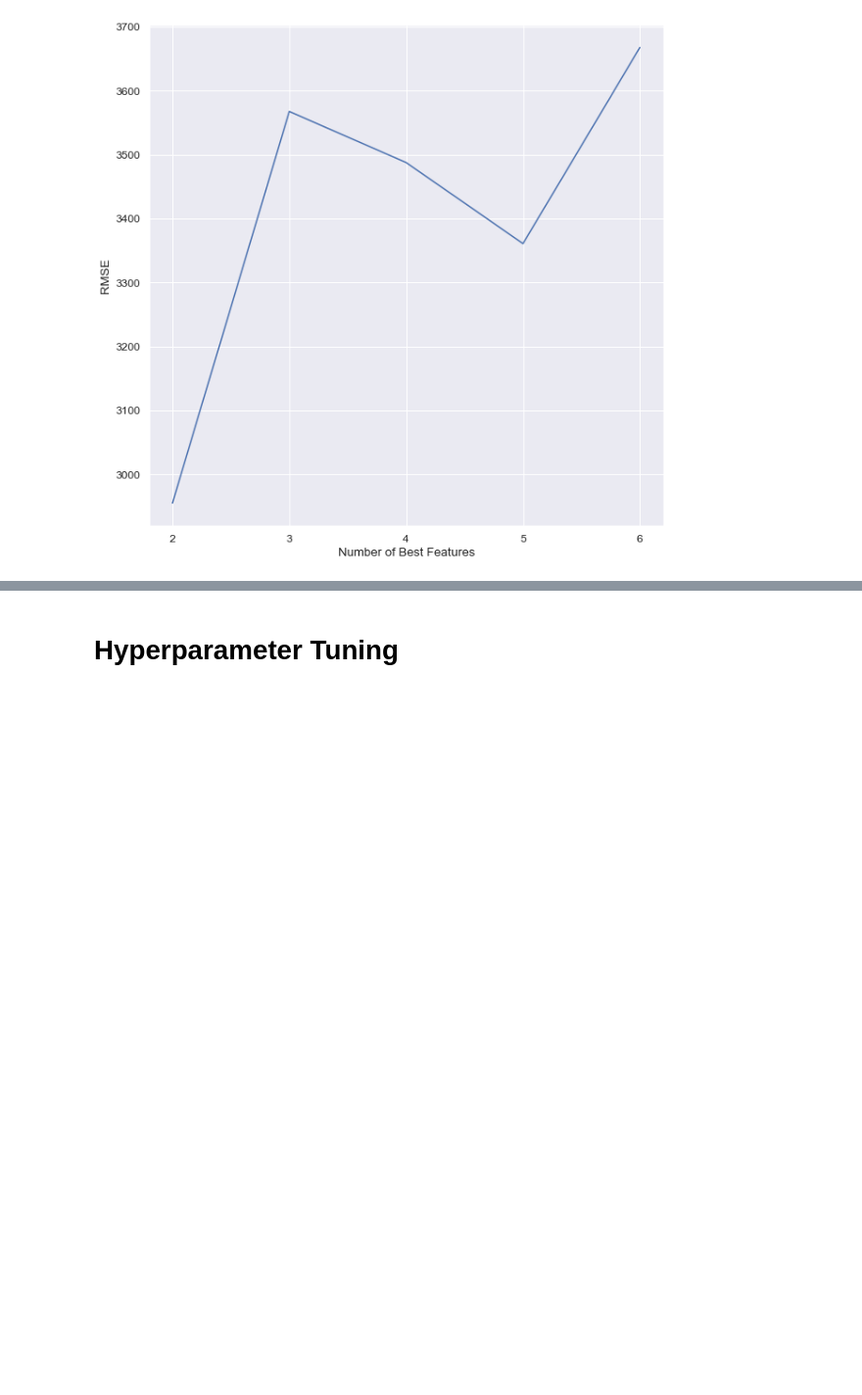
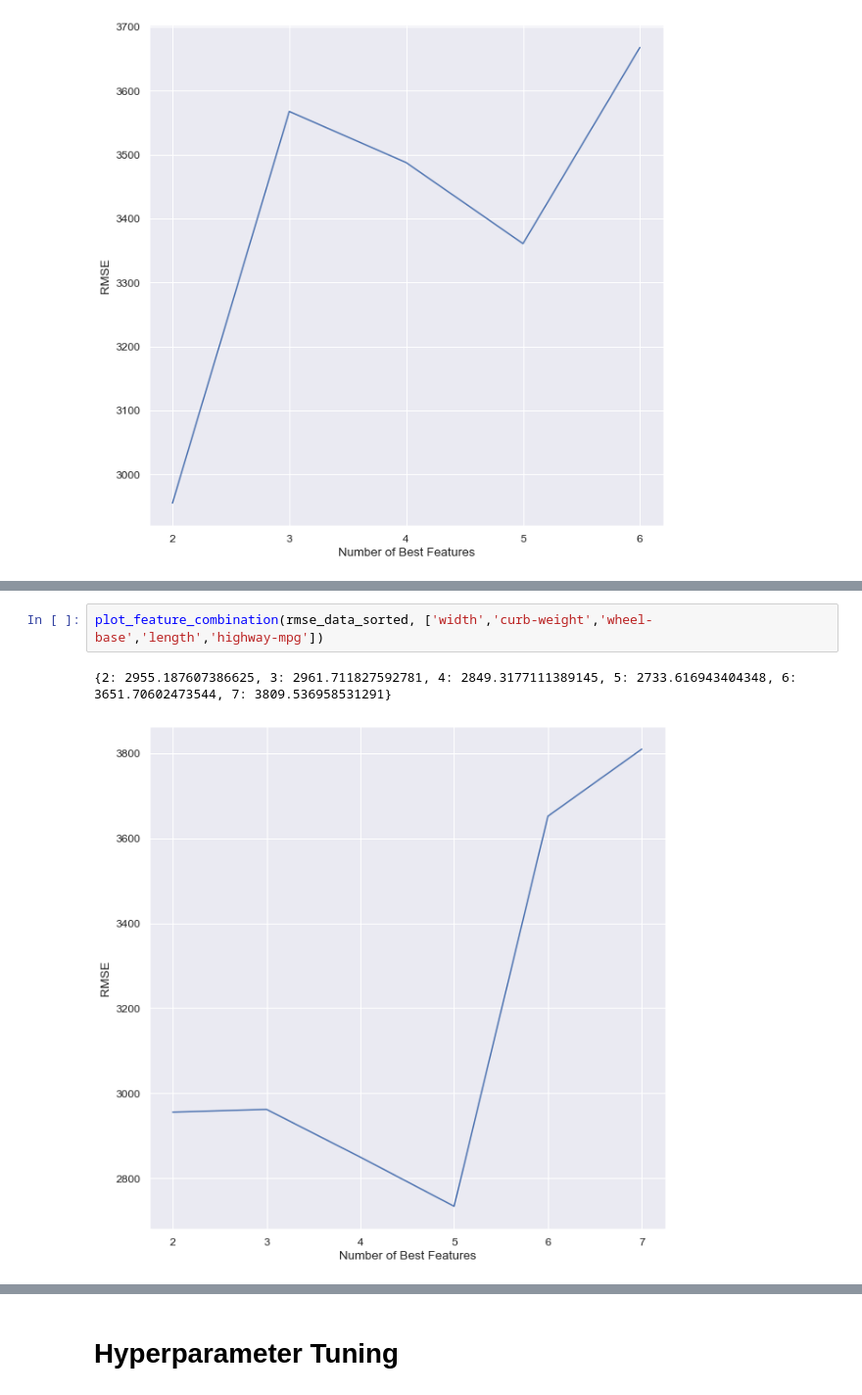
Before and after one commit to chouwwa/Predicting-Car-Prices, a Jupyter notebook: Predicting Car Prices.ipynb, the cells around one changed output, grey strips where cells are left out. Shown at 98% size. Cells and saved outputs as stored; diff of their text form; blank space fills up the shorter version.

```diff
--- a/Predicting Car Prices.ipynb
+++ b/Predicting Car Prices.ipynb
@@ -285,0 +320,5 @@ It seems that using only 2 features with the lowest errors, `engine-size` and `h
+# %%
+plot_feature_combination(rmse_data_sorted, ['width','curb-weight','wheel-base','length','highway-mpg'])
+# %% [output]
+{2: 2955.187607386625, 3: 2961.711827592781, 4: 2849.3177111389145, 5: 2733.616943404348, 6: 3651.70602473544, 7: 3809.536958531291}
+[figure, added]
```
Also changed, not shown: parts of 13 cells of this notebook.
